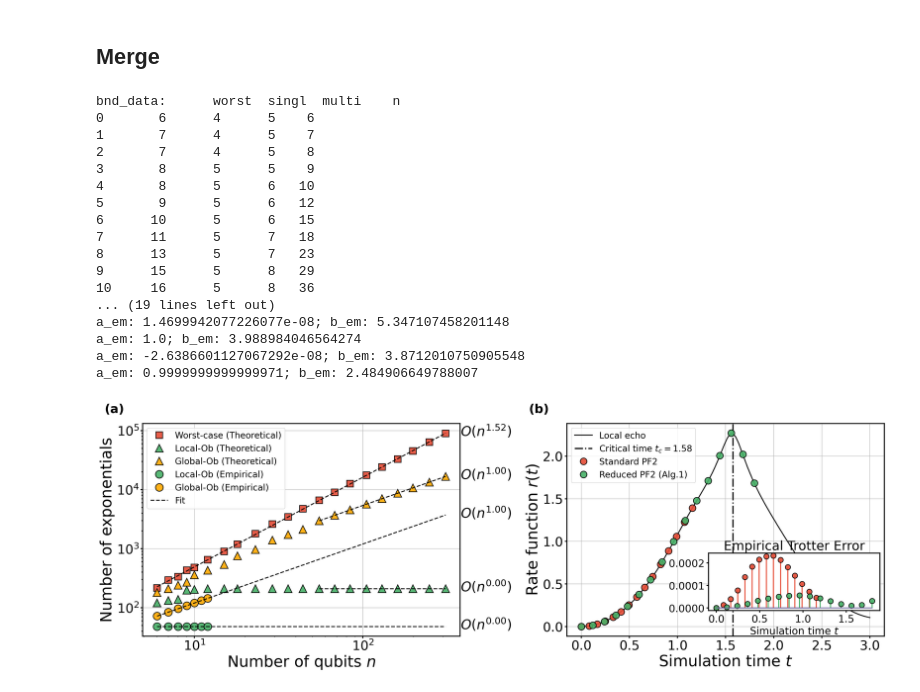
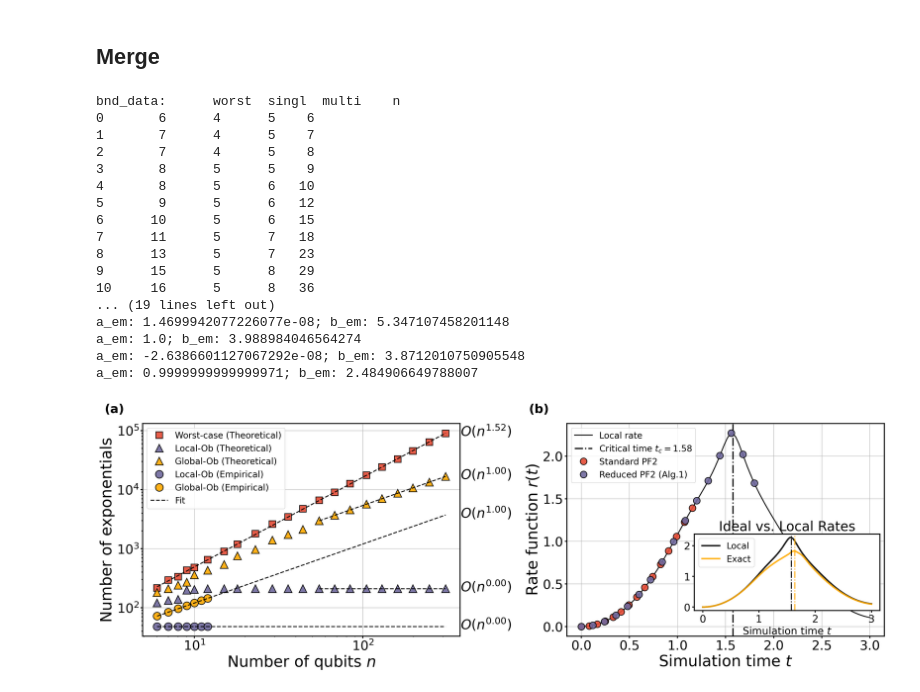
Before and after one commit to Jue-Xu/Trotter-Error-with-Observable, a Jupyter notebook: code/short_time.ipynb, the cells around one changed output. Saved outputs shown, nothing was run; the diff lists cells and outputs as text; code cells hidden in the pictures.

Commit message:
update readme; update dqpt

```diff
--- a/code/short_time.ipynb
+++ b/code/short_time.ipynb
@@ -690,7 +690,8 @@ local_ob = SparsePauliOp.from_list([(pstr, 1/2**k) for pstr in generate_proj_pst
 echo_list, echo_pf_list, echo_local_list, echo_local_pf_lc_list, echo_local_pf_st_list = [], [], [], [], []
 
 print('----prepare one step----')
-apprx_U_lc_1 = pf_r([h.to_matrix() for h in H1d.ham_par], t_lc/r_lc_bnd, 1, order=2)
+apprx_U_lc_1 = pf_r([h.to_matrix() for h in lc_group(H1d, 0, k-1, 2*n)[:2]], t_lc/r_lc_bnd, 1, order=2)
+# apprx_U_lc_1 = pf_r([h.to_matrix() for h in H1d.ham_par], t_lc/r_lc_bnd, 1, order=2)
 apprx_U_st_1 = pf_r([h.to_matrix() for h in H1d.ham_xyz], t_st/r_st_bnd, 1, order=2)
 
 for i, t in enumerate(t_list):
@@ -1020,7 +1020,8 @@ def exp_count(r, n_qubits, factor, method, k=1):
 
     return exp_count
 # %%
-color_cycle = ["#E64B35FF", "#47B167FF", "#0A75C7FF", "#F39B7FFF", "k", "#4DBBD5FF", "#FFAA00FF"]
+color_cycle = ["#E64B35FF", "#70699eFF", "#0A75C7FF", "#F39B7FFF", "k", "#4DBBD5FF", "#FFAA00FF"]
+# color_cycle = ["#E64B35FF", "#47B167FF", "#0A75C7FF", "#F39B7FFF", "k", "#4DBBD5FF", "#FFAA00FF"]
 colors = mpl.cycler(color=color_cycle, alpha=[.9] * len(color_cycle))
 mpl.rc('axes', prop_cycle=colors)
 # %%
@@ -1045,7 +1046,8 @@ mpl.rcParams['xtick.major.size'] = 4
 mpl.rcParams['xtick.minor.size'] = 2
 mpl.rcParams["xtick.direction"] = "out"
 mpl.rcParams["ytick.direction"] = "out"
-new_color = ["#E64B35FF", "#47B167FF", "#0A75C7FF", "#F39B7FFF", "#4DBBD5FF", "#FFAA00FF", "k"]
+new_color = ["#E64B35FF", "#70699eFF", "#0A75C7FF", "#F39B7FFF", "#4DBBD5FF", "#FFAA00FF", "k"]
+# new_color = ["#E64B35FF", "#47B167FF", "#0A75C7FF", "#F39B7FFF", "#4DBBD5FF", "#FFAA00FF", "k"]
 
 if prefix == 'TFI':
     factor = 2
@@ -1101,11 +1103,12 @@ axes[0].grid(); axes[0].legend(loc='upper left')
 ## read from .npy file
 dqpt_data = np.load(f'{data_dir}/dqpt_{prefix}_n={n}_eps={eps}_t={t}.npy', allow_pickle=True).item()
 t_list = dqpt_data['t']
+t_c_appro = dqpt_data['t_c_appro']
 t_lc_list = dqpt_data['t_lc_list']
 t_st_list = dqpt_data['t_st_list']
 # normalizer1, normalizer2 = sum(dqpt_data['rate'][::10]), sum(dqpt_data['rate_local'][::10])
 # axes[1].plot(t_list, dqpt_data['rate']/normalizer1, '--', label=rf'Echo (Ideal)', c='k')
-axes[1].plot(t_list, dqpt_data['rate_local'], '-', label=rf'Local echo', c='k')
+axes[1].plot(t_list, dqpt_data['rate_local'], '-', label=rf'Local rate', c='k')
 # sparse = 4
 
 axes[1].axvline(t_c_appro, ls='-.', color='k', label=f'Critical time $t_c = {t_c_appro:.2f}$', c='k', linewidth=2.5)
@@ -1120,18 +1123,30 @@ from mpl_toolkits.axes_grid1.inset_locator import inset_axes
 t_c = t_list[np.argmax(dqpt_data['rate'])]
 t_c_appro = t_list[np.argmax(dqpt_data['rate_local'])]
 # axes2 = axes[1].twinx()
-axes2 = inset_axes(axes[1], width="60%", height="30%", loc='lower right',  bbox_to_anchor=(0.1, 0.1, 0.9, 0.9), bbox_transform=axes[1].transAxes)
+axes2 = inset_axes(axes[1], width="65%", height="40%", loc='lower right',  bbox_to_anchor=(0.1, 0.1, 0.9, 0.9), bbox_transform=axes[1].transAxes)
 # axes2 = inset_axes(axes[1], width="40%", height="30%", loc='upper right')
 # from matplotlib.ticker import ScalarFormatter
 
 ## inset of axes[1]
-axes2.stem(t_st_list, abs(np.array(echo_local_st_list)-np.array(echo_local_pf_st_list)), '.', label=rf'ST', markerfmt='C0o', linefmt='C0-', basefmt='C4-')
-axes2.stem(t_lc_list, abs(np.array(echo_local_lc_list)-np.array(echo_local_pf_lc_list)), '.', label=rf'LC', markerfmt='C1o', linefmt='C1-', basefmt='C4-')
+# axes2.stem(t_st_list, abs(np.array(echo_local_st_list)-np.array(echo_local_pf_st_list)), '.', label=rf'ST', markerfmt='C0o', linefmt='C0-', basefmt='C4-')
+# axes2.stem(t_lc_list, abs(np.array(echo_local_lc_list)-np.array(echo_local_pf_lc_list)), '.', label=rf'LC', markerfmt='C1o', linefmt='C1-', basefmt='C4-')
+# axes2.plot()
+axes2.plot(t_list, np.array(dqpt_data['rate_local']), '-', label=rf'Local', c='k', linewidth=3)
+axes2.plot(t_list, dqpt_data['rate'], '-', label=rf'Exact', c="#FFAA00FF", linewidth=3)
+t_c = t_list[np.argmax(dqpt_data['rate'])]
+t_c_appro = t_list[np.argmax(dqpt_data['rate_local'])]
+axes2.legend(loc='upper left');
+axes2.axvline(t_c, ls='-.', label=f'Exact $t_c = {t_c:.2f}$', c="#FFAA00FF")
+axes2.axvline(t_c_appro, ls='-.', label=f'Approximate $t_c = {t_c_appro:.2f}$', c='k')
+axes2.set_xlabel('Simulation Time $t$');
+# axes2.set_ylabel('Rate function $r(t)$')
+
 # axes2.yaxis.set_major_formatter(mpl.ticker.ScalarFormatter(useMathText=True))
 # axes2.plot(t_st_list, abs(np.array(echo_local_st_list)-np.array(echo_local_pf_st_list[15:])), 'o', label=rf'ST', c='#E64B35FF')
 # axes2.plot(t_lc_list, abs(np.array(echo_local_lc_list)-np.array(echo_local_pf_lc_list[16:])), 'o', label=rf'LC', c='#0A75C7FF')
 
-axes2.set_yticks([0.0000, 0.0001, 0.0002])
+# axes2.set_yticks([0.0000, 0.0001, 0.0002])
+axes2.set_yticks([0, 1, 2])
 axes2.tick_params(axis='y', labelsize=MEDIUM_SIZE+5)
 axes2.tick_params(axis='x', labelsize=MEDIUM_SIZE+5)
 
@@ -1139,32 +1154,33 @@ axes2.tick_params(axis='x', labelsize=MEDIUM_SIZE+5)
 ## axes2.plot(t_list, np.array(dqpt_data['rate_local_pf_st'])-np.array(dqpt_data['rate_local']), ':', label=rf'Echo', c='k')
 # axes2.plot(t_lc_list, np.array(echo_local_lc_list)-np.array(echo_local_pf_lc_list[16:]), '.', label=rf'Echo', c='k')
 # axes2.ticklabel_format(style='sci', axis='y', scilimits=(0,0))
 # axes2.set_ylabel('Emipircal Trotter Error');
-axes2.set_title('Empirical Trotter Error', fontsize=MEDIUM_SIZE+10);
+axes2.set_title('Ideal vs. Local Rates', fontsize=MEDIUM_SIZE+11);
+# axes2.set_title('Empirical Error', fontsize=MEDIUM_SIZE+12);
 axes2.set_xlabel('Simulation time $t$', fontsize=MEDIUM_SIZE+5)
 
 # axes[1].axvline(t_c, ls=':', color='k', label=f'Ideal $t_c = {t_c:.2f}$')
 
 axes[1].legend(loc='upper left'); axes[1].set_xlabel('Simulation time $t$'); axes[1].set_ylabel('Rate function $r(t)$')
 axes[0].annotate('(a)', xy=(-0.12, 1.05), xycoords='axes fraction', fontsize=24, weight='bold', color='k')
 axes[1].annotate('(b)', xy=(-0.12, 1.05), xycoords='axes fraction', fontsize=24, weight='bold', color='k')
 fig.savefig(f'{figs_dir}/lightcone_NNH1d_merge.pdf', bbox_inches='tight')
 # %% [output]
 bnd_data:      worst  singl  multi    n
 0       6      4      5    6
 1       7      4      5    7
 2       7      4      5    8
 3       8      5      5    9
 4       8      5      6   10
 5       9      5      6   12
 6      10      5      6   15
 7      11      5      7   18
 8      13      5      7   23
 9      15      5      8   29
 10     16      5      8   36
 ... (19 lines left out)
 a_em: 1.4699942077226077e-08; b_em: 5.347107458201148
 a_em: 1.0; b_em: 3.988984046564274
 a_em: -2.6386601127067292e-08; b_em: 3.8712010750905548
 a_em: 0.9999999999999971; b_em: 2.484906649788007
-[figure, old version]
+[figure, new version]
```
Also changed, not shown: parts of 1 cell of this notebook, 7 other files.
